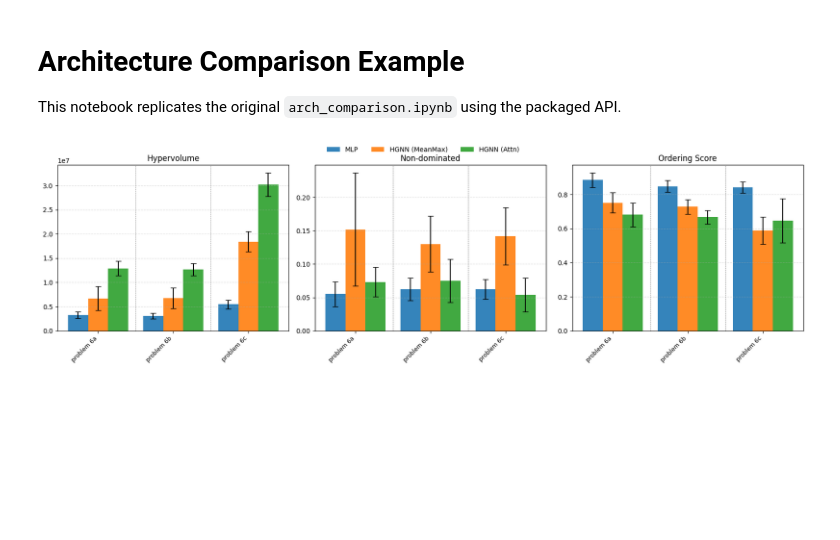
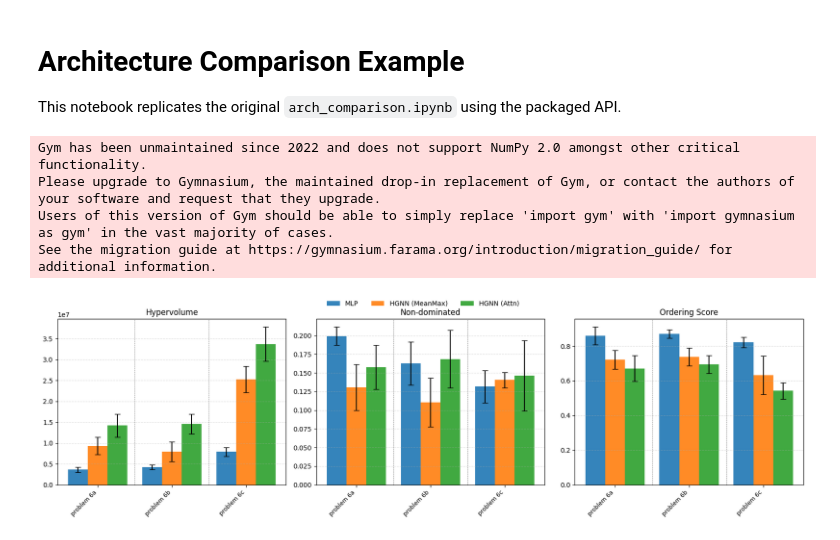
Before and after one commit to jzh001/GraphAllocBench, a Jupyter notebook: graphallocbench/examples/arch_comparison.ipynb, the cells around one changed output. Cells and saved outputs as stored; diff of their text form; code cells hidden in the pictures; blank space fills up the shorter version.

```diff
--- a/graphallocbench/examples/arch_comparison.ipynb
+++ b/graphallocbench/examples/arch_comparison.ipynb
@@ -5,23 +5,27 @@ This notebook replicates the original `arch_comparison.ipynb` using the packaged
 # %%
 from graphallocbench.evaluation import plot_stats_across_arch
 
 problems = [
     'problem_6a',
     'problem_6b',
     'problem_6c'
 ]
 arch_names = [
     'MLP',
     'HGNN (MeanMax)',
     'HGNN (Attn)',
 ]
 plot_stats_across_arch(
     problems=problems,
     project_name='GraphAllocBench-GNN-v1-1',
     arch_idx_all=[0, 2, 3],
-    train_steps=1000000,
+    train_steps=3000000,
     arch_names=arch_names,
     seeds=range(0, 5)
 )
 # %% [output]
+Gym has been unmaintained since 2022 and does not support NumPy 2.0 amongst other critical functionality.
+Please upgrade to Gymnasium, the maintained drop-in replacement of Gym, or contact the authors of your software and request that they upgrade.
+Users of this version of Gym should be able to simply replace 'import gym' with 'import gymnasium as gym' in the vast majority of cases.
+See the migration guide at https://gymnasium.farama.org/introduction/migration_guide/ for additional information.
-[figure, old version]
+[figure, new version]
```
Also changed, not shown: 2 other files.
